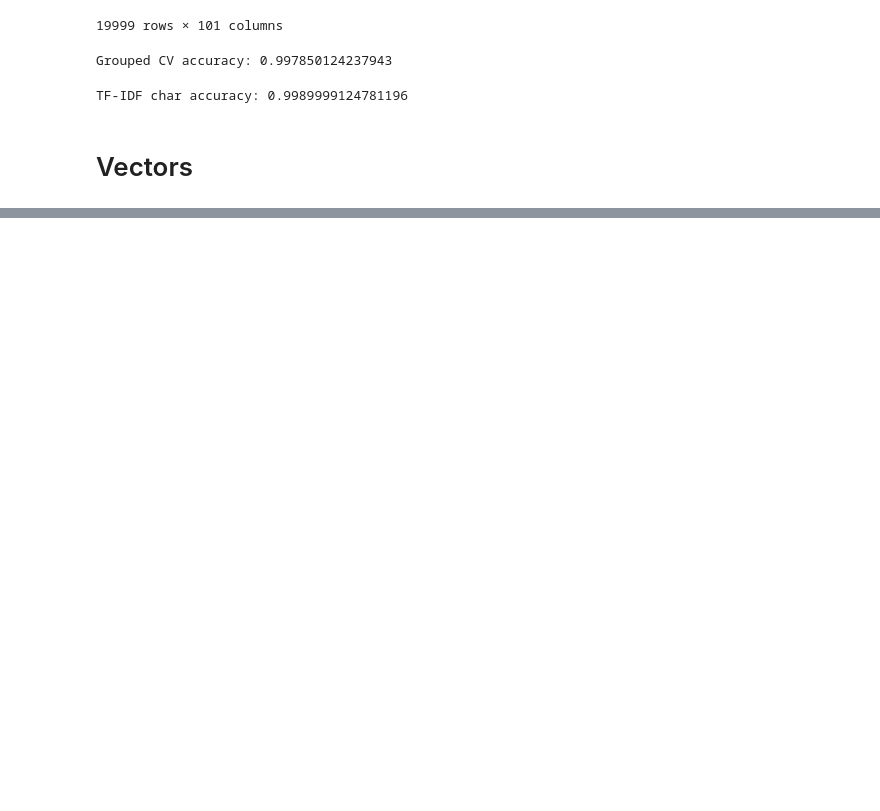
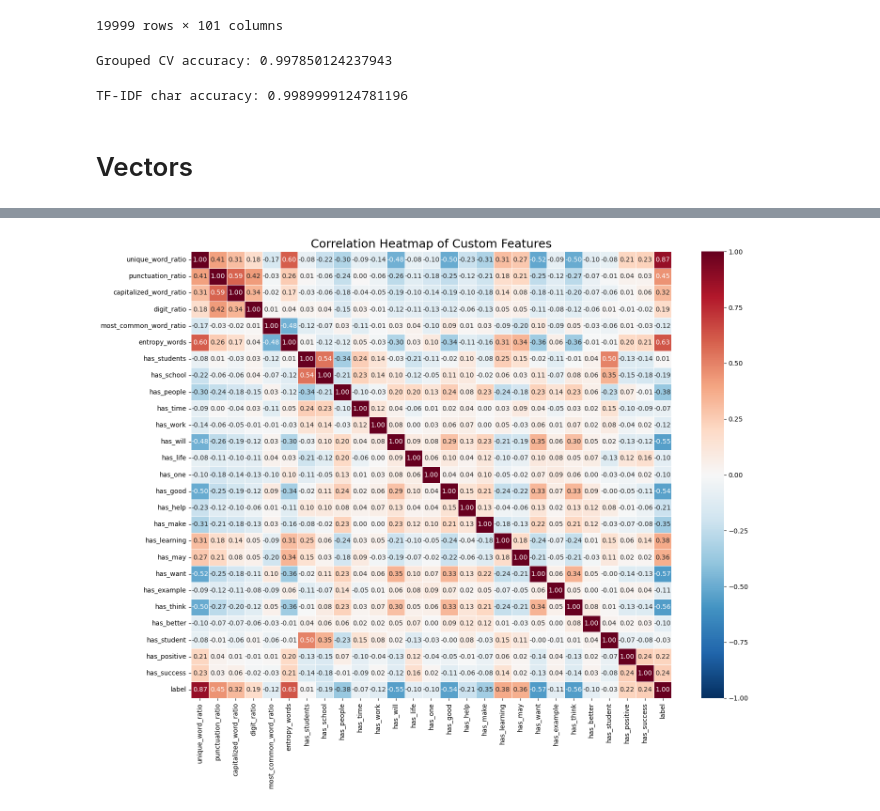
Before and after one commit to BenGaistAI/ai_detection, a Jupyter notebook: main_notebook.ipynb, the cells around one changed output, grey strips where cells are left out. Drawn from its saved outputs; the diff is of its cells as text; code cells hidden in the pictures; blank space fills up the shorter version.

Commit message:
New vector

```diff
--- a/main_notebook.ipynb
+++ b/main_notebook.ipynb
@@ -873,3 +879,21 @@ print("TF-IDF char accuracy:", scores.mean())
 TF-IDF char accuracy: 0.9989999124781196
 # %% [markdown]
 # Vectors
+# %%
+def get_top_words_combined(df, stopwords, top_k=20):
+    words = []
+    for text in df['text']:
+        if pd.isna(text):
+            continue
+        text = str(text)
+        # מילים באורך ≥2
+        tokens = re.findall(r'\b[a-zA-Z]{2,}\b', text.lower())
+        tokens = [w for w in tokens if w not in stopwords]
+        words.extend(tokens)
+    # 10 המילים הכי נפוצות
+    top_words = [w for w, _ in Counter(words).most_common(top_k)]
+    return top_words
+
+# הפעלה על כל הדאטה (HUMAN + AI יחד)
+top_20_words = get_top_words_combined(data, STOPWORDS, top_k=20)
+print("Top 10 most frequent words:", top_20_words)
@@ -875,0 +937,7 @@ TF-IDF char accuracy: 0.9989999124781196
+# %%
+custom_vector_df = data['text'].apply(
+    lambda x: extract_all_features(x, top_20_words)
+).apply(pd.Series)
+
+custom_vector_df['label'] = data['label'].values
+custom_vector_df
@@ -875,0 +958,17 @@ TF-IDF char accuracy: 0.9989999124781196
+# %%
+corr_matrix = custom_vector_df.corr()
+plt.figure(figsize=(15,12))
+sns.heatmap(
+    corr_matrix,
+    annot=True,            # להוסיף את ערכי הקורלציה בתאים
+    fmt=".2f",             # פורמט עם 2 ספרות אחרי הנקודה
+    cmap="RdBu_r",          # אדום–כחול הפוך: כחול=שלילי, אדום=חיובי
+    vmin=-1, vmax=1,       # תחום הקורלציה
+    center=0,              # מרכז הצבע = 0
+    linewidths=0.5         # קווים בין התאים
+)
+plt.title("Correlation Heatmap of Custom Features", fontsize=18)
+plt.tight_layout()
+plt.show()
+# %% [output]
+[figure, added]
```
Also changed, not shown: parts of 17 cells of this notebook.
